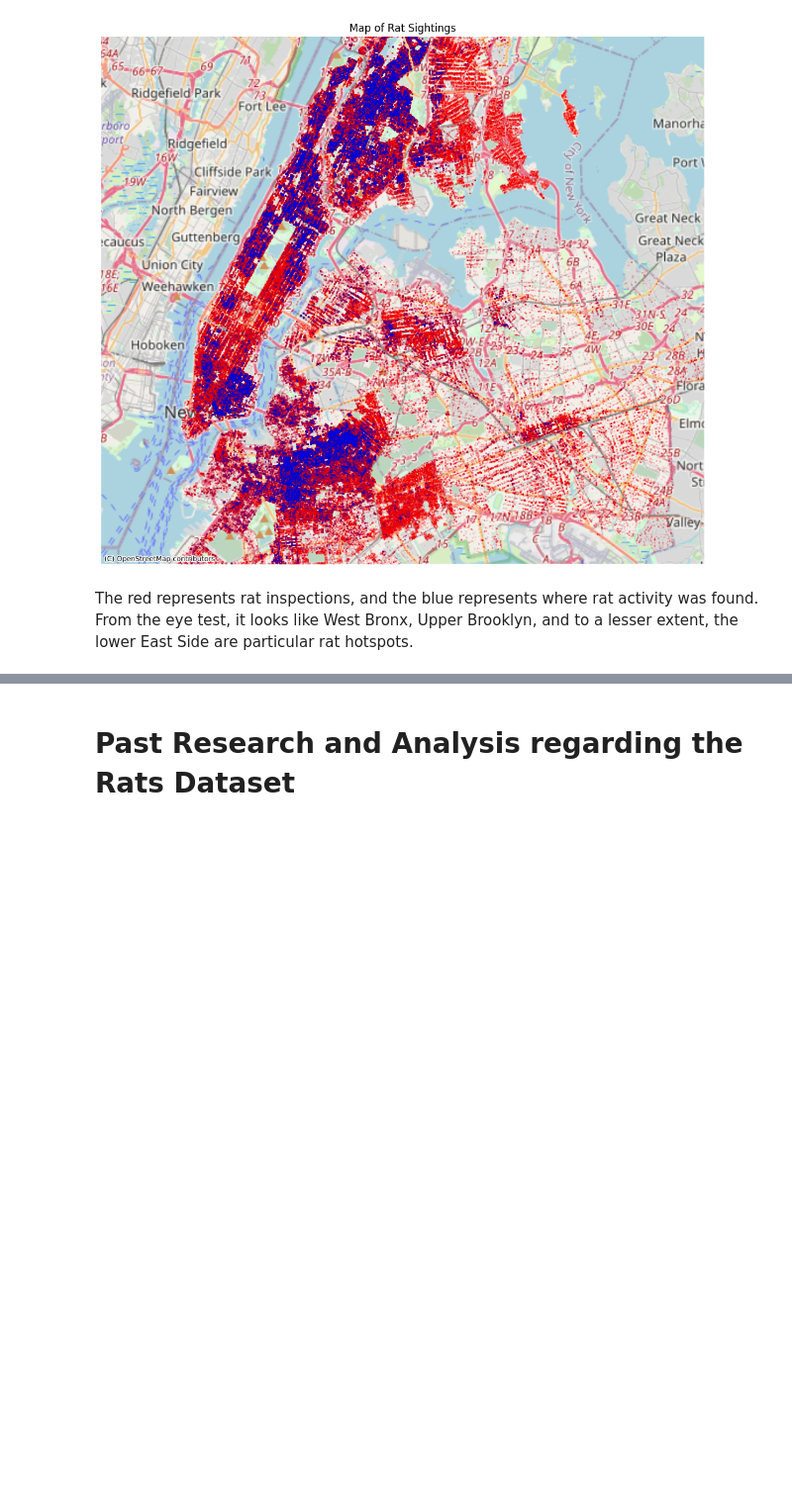
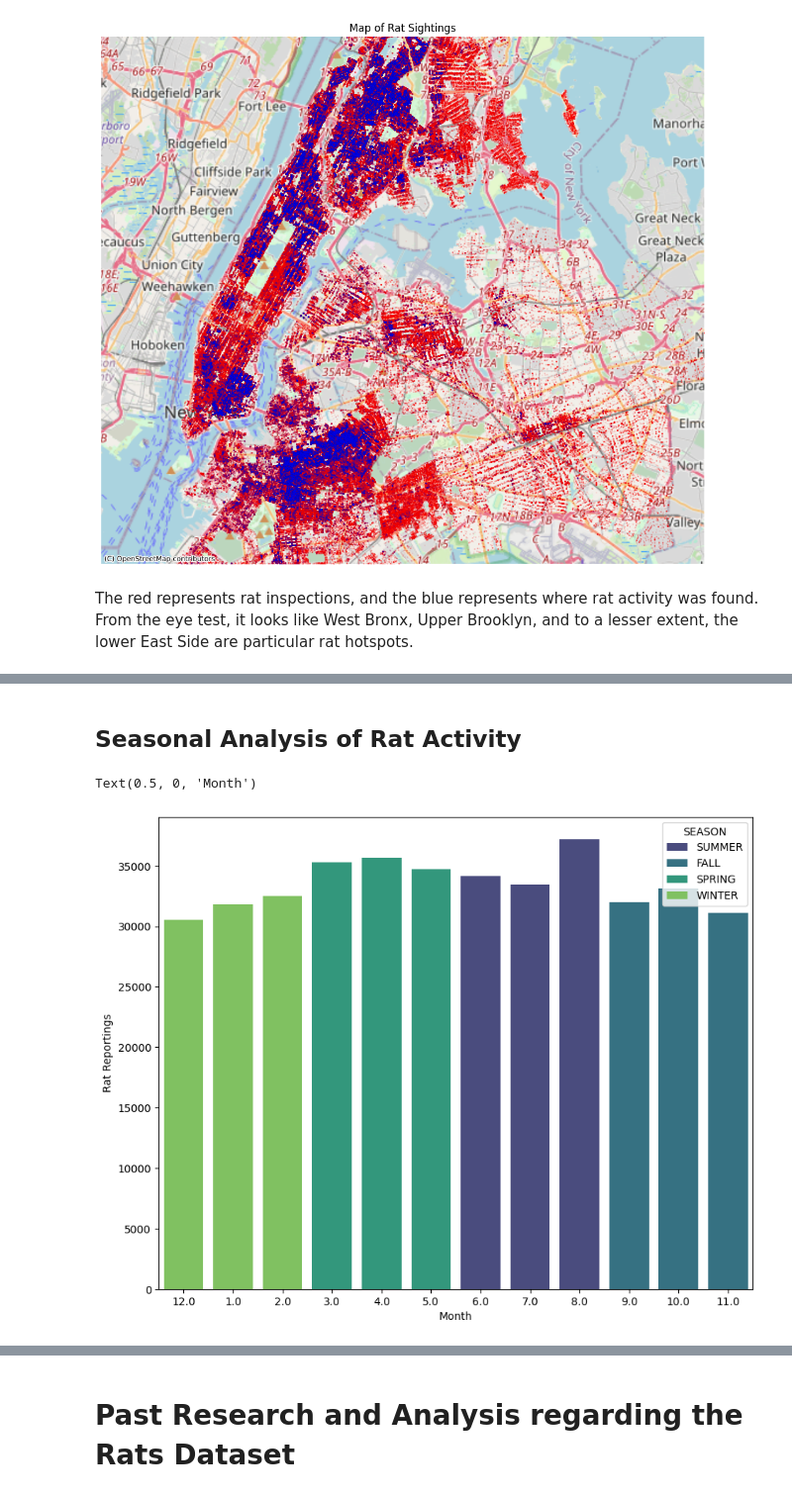
Before and after one commit to beachu23/final_proj_189, a Jupyter notebook: Final_project.ipynb, the cells around one changed output, grey strips where cells are left out. Shown at 99% size. Drawn from its saved outputs; the diff is of its cells as text; code cells hidden in the pictures; blank space fills up the shorter version.

```diff
--- a/Final_project.ipynb
+++ b/Final_project.ipynb
@@ -100,0 +126,23 @@ df.drop(columns = ['JOB_ID', 'BBL', 'HOUSE_NUMBER', 'LOT', 'STREET_NAME', 'X_COO
+# %% [markdown]
+## Seasonal Analysis of Rat Activity
+# %%
+temp_df_3 = df.copy()
+month_to_season = {
+    1.0: 'WINTER', 2.0: 'WINTER', 12.0: 'WINTER',
+    3.0: 'SPRING', 4.0: 'SPRING', 5.0: 'SPRING',
+    6.0: 'SUMMER', 7.0: 'SUMMER', 8.0: 'SUMMER',
+    9.0: 'FALL', 10.0: 'FALL', 11.0: 'FALL'
+}
+temp_df_3['SEASON'] = temp_df_3['MONTH'].map(month_to_season)
+temp_df_3 = temp_df_3[temp_df_3['RESULT'] == 'Rat Activity']
+temp_df_3 = temp_df_3[['MONTH', 'SEASON']]
+
+plt.figure(figsize=(10, 8))
+temp_df_3['MONTH'] = pd.Categorical(temp_df_3['MONTH'], categories=[12.0, 1.0, 2.0, 3.0, 4.0, 5.0, 6.0, 7.0, 8.0, 9.0, 10.0, 11.0], ordered=True)
+
+sns.countplot(data = temp_df_3, x = 'MONTH', hue = 'SEASON', palette='viridis')
+plt.ylabel('Rat Reportings')
+plt.xlabel('Month')
+# %% [output]
+Text(0.5, 0, 'Month')
+[figure, added]
```
Also changed, not shown: parts of 11 cells of this notebook.
